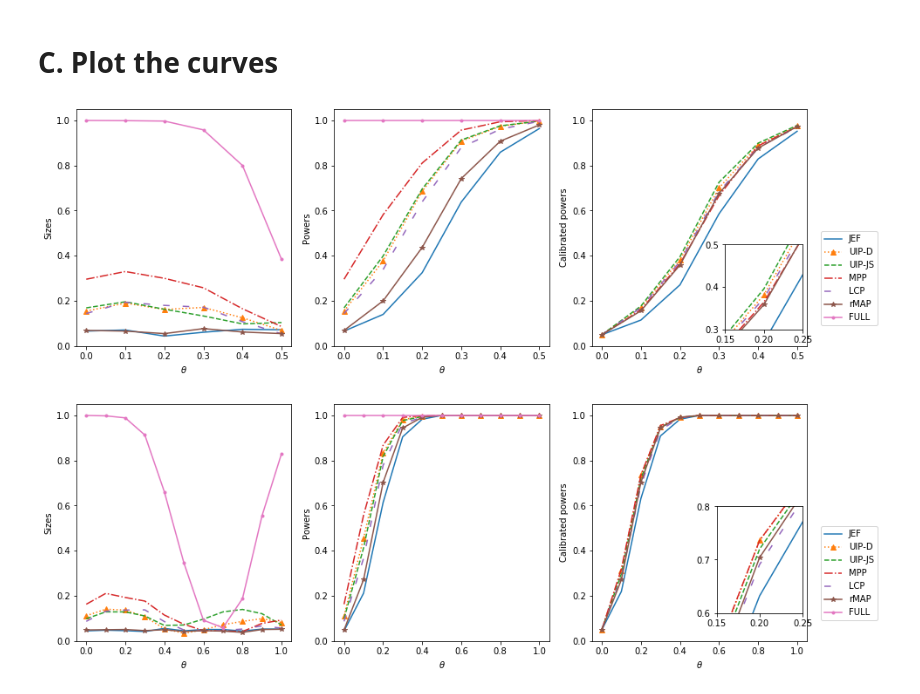
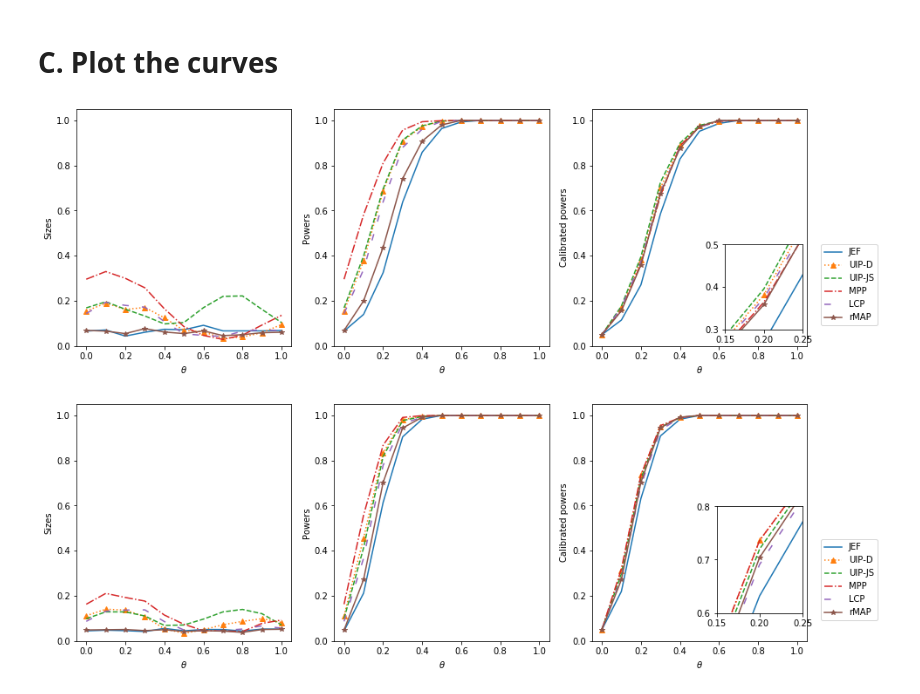
Before and after one commit to JINhuaqing/UIP, a Jupyter notebook: NormSetting/Norm_ana_test.ipynb, the cells around one changed output. Saved outputs shown, nothing was run; the diff lists cells and outputs as text; code cells hidden in the pictures.

```diff
--- a/NormSetting/Norm_ana_test.ipynb
+++ b/NormSetting/Norm_ana_test.ipynb
@@ -390,7 +395,7 @@ axes[0].plot(thetas, sizes60["UIPJS"], label="UIP-JS", linestyle=linestyles[2][1
 axes[0].plot(thetas, sizes60["NPP"], label="MPP", linestyle=linestyles[3][1])
 axes[0].plot(thetas, sizes60["LCP"], label="LCP", linestyle=linestyles[6][1])
 axes[0].plot(thetas, sizes60["rMAP"], label="rMAP", linestyle=linestyles[0][1], marker="*")
-axes[0].plot(thetas, sizes60["FULL"], label="FULL", linestyle=linestyles[0][1], marker=".")
+#axes[0].plot(thetas, sizes60["FULL"], label="FULL", linestyle=linestyles[0][1], marker=".")
 
 
 #axes[1].set_title("Powers")
@@ -403,42 +408,42 @@ axes[1].plot(thetas, Powers95_60["UIPJS"], label="UIP-JS", linestyle=linestyles[
 axes[1].plot(thetas, Powers95_60["NPP"], label="MPP", linestyle=linestyles[3][1])
 axes[1].plot(thetas, Powers95_60["LCP"], label="LCP", linestyle=linestyles[6][1])
 axes[1].plot(thetas, Powers95_60["rMAP"], label="rMAP", linestyle=linestyles[0][1], marker="*")
-axes[1].plot(thetas, Powers95_60["FULL"], label="FULL", linestyle=linestyles[0][1], marker=".")
+#axes[1].plot(thetas, Powers95_60["FULL"], label="FULL", linestyle=linestyles[0][1], marker=".")
 
 #axes[2].set_title("Calibrated powers")
 axes[2].set_ylim([0, 1.05])
 axes[2].set_xlabel(r"$\theta$")
 axes[2].set_ylabel("Calibrated powers")
 axes[2].plot(thetas, Powers60["JEF"], label="JEF", linestyle=linestyles[0][1])
 axes[2].plot(thetas, Powers60["UIPD"], label="UIP-D", linestyle=linestyles[1][1], marker="^")
 axes[2].plot(thetas, Powers60["UIPJS"], label="UIP-JS", linestyle=linestyles[2][1])
 axes[2].plot(thetas, Powers60["NPP"], label="MPP", linestyle=linestyles[3][1])
 axes[2].plot(thetas, Powers60["LCP"], label="LCP", linestyle=linestyles[6][1])
 axes[2].plot(thetas, Powers60["rMAP"], label="rMAP", linestyle=linestyles[0][1], marker="*")
 #axes[2].plot(thetas, Powers60["FULL"], label="FULL", linestyle=linestyles[0][1], marker=".")
 
 axins = inset_axes(axes[2], width="40%", height="30%", loc='lower right',
                    bbox_to_anchor=(0.1, 0.05, 0.9, 1.2),
                    bbox_transform=axes[2].transAxes)
 
 axins.set_ylim([0.3, 0.5])
 axins.set_yticks([0.3, 0.4, 0.5])
 axins.set_xlim([0.15, 0.25])
 axins.set_xticks([0.15, 0.20, 0.25])
 axins.plot(thetas, Powers60["JEF"], label="JEF", linestyle=linestyles[0][1])
 axins.plot(thetas, Powers60["UIPD"], label="UIPD", linestyle=linestyles[1][1], marker="^")
 axins.plot(thetas, Powers60["UIPJS"], label="UIPJS", linestyle=linestyles[2][1])
 axins.plot(thetas, Powers60["NPP"], label="NPP", linestyle=linestyles[3][1])
 axins.plot(thetas, Powers60["LCP"], label="LCP", linestyle=linestyles[6][1])
 axins.plot(thetas, Powers60["rMAP"], label="rMAP", linestyle=linestyles[0][1], marker="*")
 #axins.plot(thetas, Powers60["FULL"], label="FULL", linestyle=linestyles[0][1], marker=".")
 
 handles, labels = axes[0].get_legend_handles_labels()
 _ = fig.legend(handles, labels, loc=(0.92, 0.20))
 
-plt.savefig("../plots/cmpNormTest60.pdf")
+# plt.savefig("../plots/cmpNormTest60.pdf")
 # %% [output]
-[figure, old version]
+[figure, new version]
 # %%
 thetas = idxs
 fig = plt.figure(figsize=[15, 5])
@@ -454,7 +459,7 @@ axes[0].plot(thetas, sizes120["UIPJS"], label="UIP-JS", linestyle=linestyles[2][
 axes[0].plot(thetas, sizes120["NPP"], label="MPP", linestyle=linestyles[3][1])
 axes[0].plot(thetas, sizes120["LCP"], label="LCP", linestyle=linestyles[6][1])
 axes[0].plot(thetas, sizes120["rMAP"], label="rMAP", linestyle=linestyles[0][1], marker="*")
-axes[0].plot(thetas, sizes120["FULL"], label="FULL", linestyle=linestyles[0][1], marker=".")
+#axes[0].plot(thetas, sizes120["FULL"], label="FULL", linestyle=linestyles[0][1], marker=".")
 
 
 #axes[1].set_title("Powers")
@@ -467,7 +472,7 @@ axes[1].plot(thetas, Powers95_120["UIPJS"], label="UIP-JS", linestyle=linestyles
 axes[1].plot(thetas, Powers95_120["NPP"], label="MPP", linestyle=linestyles[3][1])
 axes[1].plot(thetas, Powers95_120["LCP"], label="LCP", linestyle=linestyles[6][1])
 axes[1].plot(thetas, Powers95_120["rMAP"], label="rMAP", linestyle=linestyles[0][1], marker="*")
-axes[1].plot(thetas, Powers95_120["FULL"], label="FULL", linestyle=linestyles[0][1], marker=".")
+#axes[1].plot(thetas, Powers95_120["FULL"], label="FULL", linestyle=linestyles[0][1], marker=".")
 
 #axes[2].set_title("Calibrated powers")
 axes[2].set_ylim([0, 1.05])
@@ -502,4 +507,4 @@ _ = fig.legend(handles, labels, loc=(0.92, 0.20))
 
 # plt.savefig("../plots/cmpNormTest120.pdf")
 # %% [output]
-[figure, old version]
+[figure, new version]
```
Also changed, not shown: parts of 4 cells of this notebook, 5 other files.
